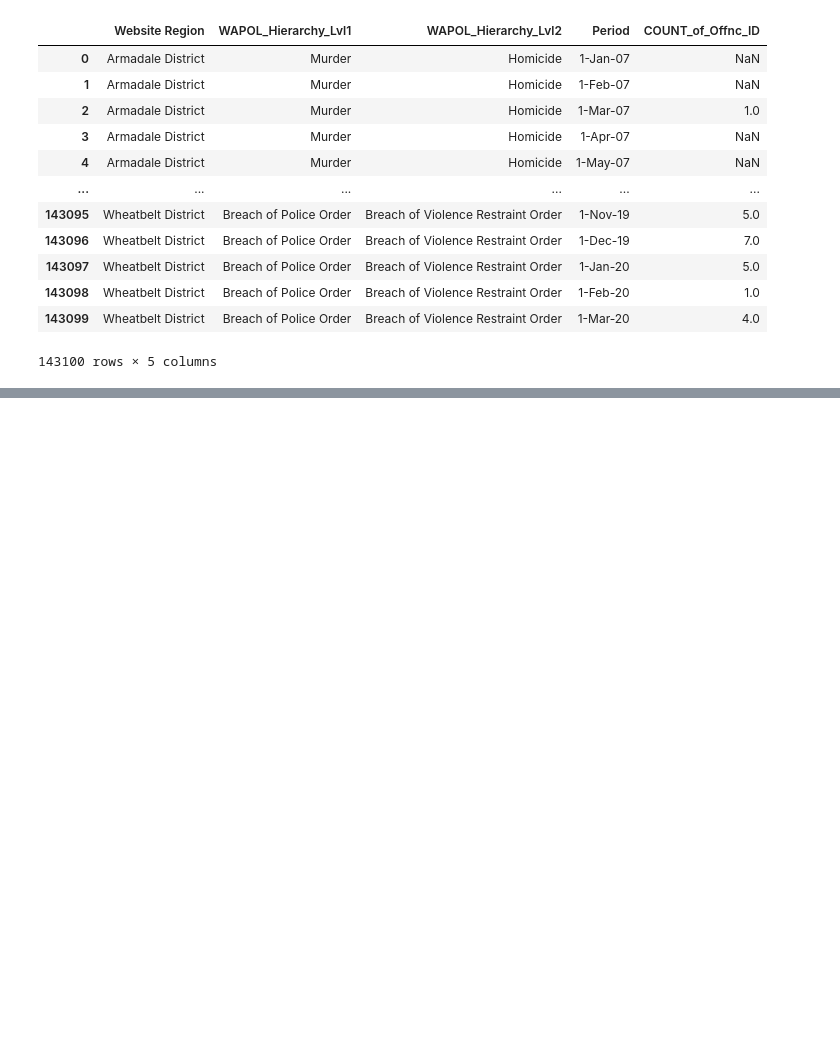
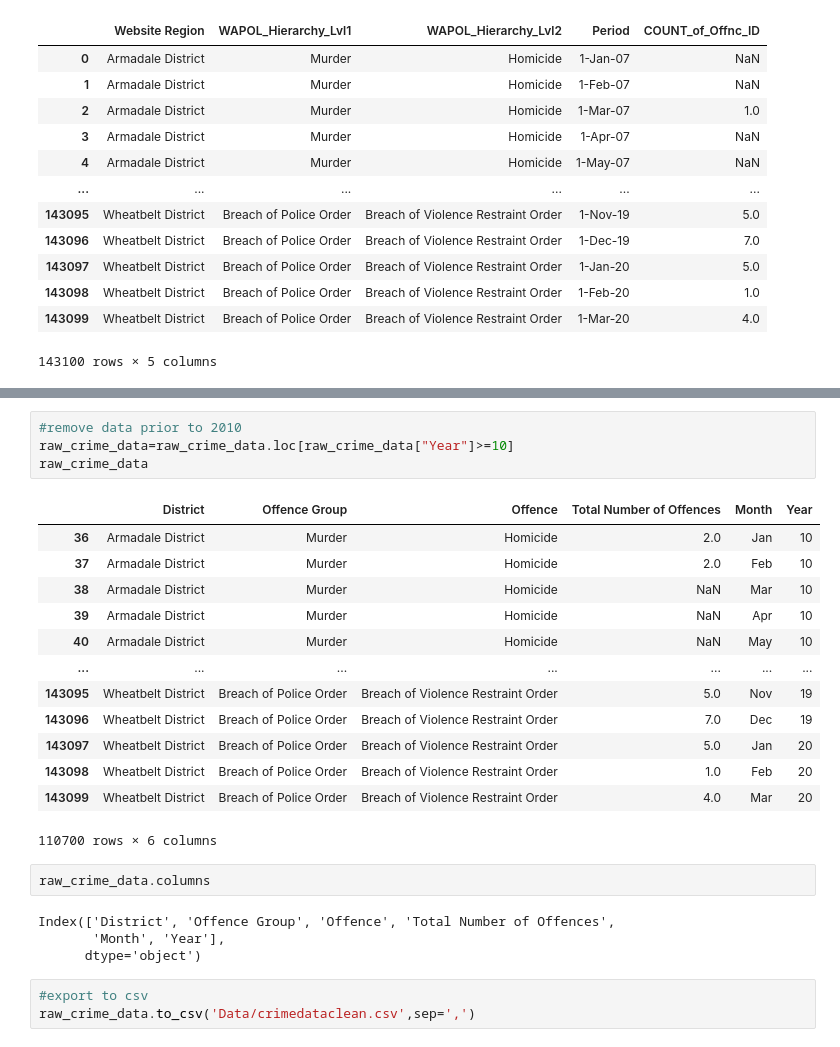
Before and after one commit to natalieddavies/BootcampProject1, a Jupyter notebook: wacrime.ipynb, the cells around one changed output, grey strips where cells are left out. Cells and saved outputs as stored; diff of their text form; blank space fills up the shorter version.

```diff
--- a/wacrime.ipynb
+++ b/wacrime.ipynb
@@ -54,0 +112,27 @@ raw_crime_data
+# %%
+#remove data prior to 2010
+raw_crime_data=raw_crime_data.loc[raw_crime_data["Year"]>=10]
+raw_crime_data
+# %% [output]
+|  | District | Offence Group | Offence | Total Number of Offences | Month | Year |
+| 36 | Armadale District | Murder | Homicide | 2.0 | Jan | 10 |
+| 37 | Armadale District | Murder | Homicide | 2.0 | Feb | 10 |
+| 38 | Armadale District | Murder | Homicide | NaN | Mar | 10 |
+| 39 | Armadale District | Murder | Homicide | NaN | Apr | 10 |
+| 40 | Armadale District | Murder | Homicide | NaN | May | 10 |
+| ... | ... | ... | ... | ... | ... | ... |
+| 143095 | Wheatbelt District | Breach of Police Order | Breach of Violence Restraint Order | 5.0 | Nov | 19 |
+| 143096 | Wheatbelt District | Breach of Police Order | Breach of Violence Restraint Order | 7.0 | Dec | 19 |
+| 143097 | Wheatbelt District | Breach of Police Order | Breach of Violence Restraint Order | 5.0 | Jan | 20 |
+| 143098 | Wheatbelt District | Breach of Police Order | Breach of Violence Restraint Order | 1.0 | Feb | 20 |
+| 143099 | Wheatbelt District | Breach of Police Order | Breach of Violence Restraint Order | 4.0 | Mar | 20 |
+110700 rows × 6 columns
+# %%
+raw_crime_data.columns
+# %% [output]
+Index(['District', 'Offence Group', 'Offence', 'Total Number of Offences',
+       'Month', 'Year'],
+      dtype='object')
+# %%
+#export to csv
+raw_crime_data.to_csv('Data/crimedataclean.csv',sep=',')
```
Also changed, not shown: parts of 8 cells of this notebook.
